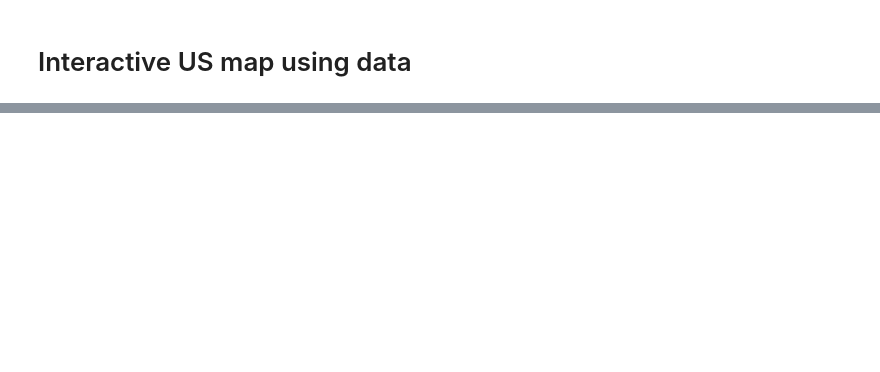
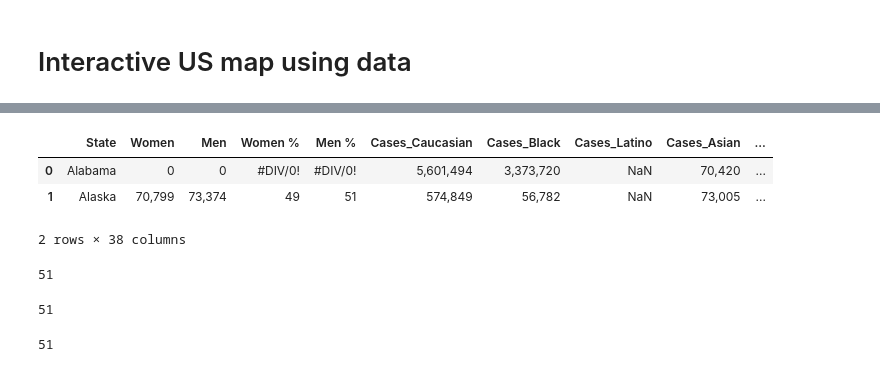
Before and after one commit to antirose/CovidInfectionAnalysis, a Jupyter notebook: US_Covid_Cases.ipynb, the cells around one changed output, grey strips where cells are left out. Cells and saved outputs as stored; diff of their text form; code cells hidden in the pictures; blank space fills up the shorter version.

```diff
--- a/US_Covid_Cases.ipynb
+++ b/US_Covid_Cases.ipynb
@@ -121 +187,40 @@ df.head()
+# %%
+import pandas as pd
+
+# import io
+# from google.colab import files
+# uploaded = files.upload()
+# df = pd.read_csv(io.BytesIO(uploaded['Covid_CleanData.csv']))
+
+df = pd.read_csv("/content/Covid_CleanData.csv")
+df.head(2)
+# %% [output]
+|  | State | Women | Men | Women % | Men % | Cases_Caucasian | Cases_Black | Cases_Latino | Cases_Asian | ... |
+| 0 | Alabama | 0 | 0 | #DIV/0! | #DIV/0! | 5,601,494 | 3,373,720 | NaN | 70,420 | ... |
+| 1 | Alaska | 70,799 | 73,374 | 49 | 51 | 574,849 | 56,782 | NaN | 73,005 | ... |
+2 rows × 38 columns
+# %%
+states = []
+states_cases = []
+
+for state in df['State']:
+    states.append(us_state_to_abbrev[state])
+    states_cases.append(us_state_to_abbrev[state] + " Cases")
+
+len(states)
+# %% [output]
+51
+# %%
+len(states_cases)
+# %% [output]
+51
+# %%
+z_list = []
+
+for z in df['Percent of fully vaccinated people with booster doses']:
+  z_list.append(z)
+
+len(z_list)
+# %% [output]
+51
 # %%
```
Also changed, not shown: parts of 4 cells of this notebook.
